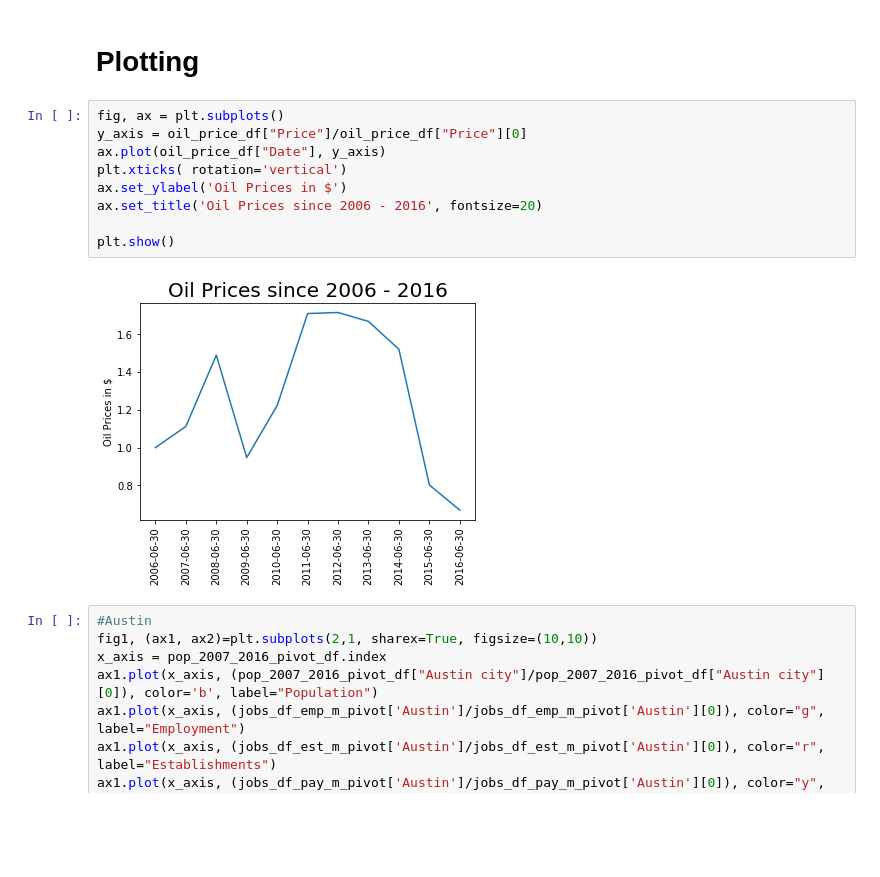
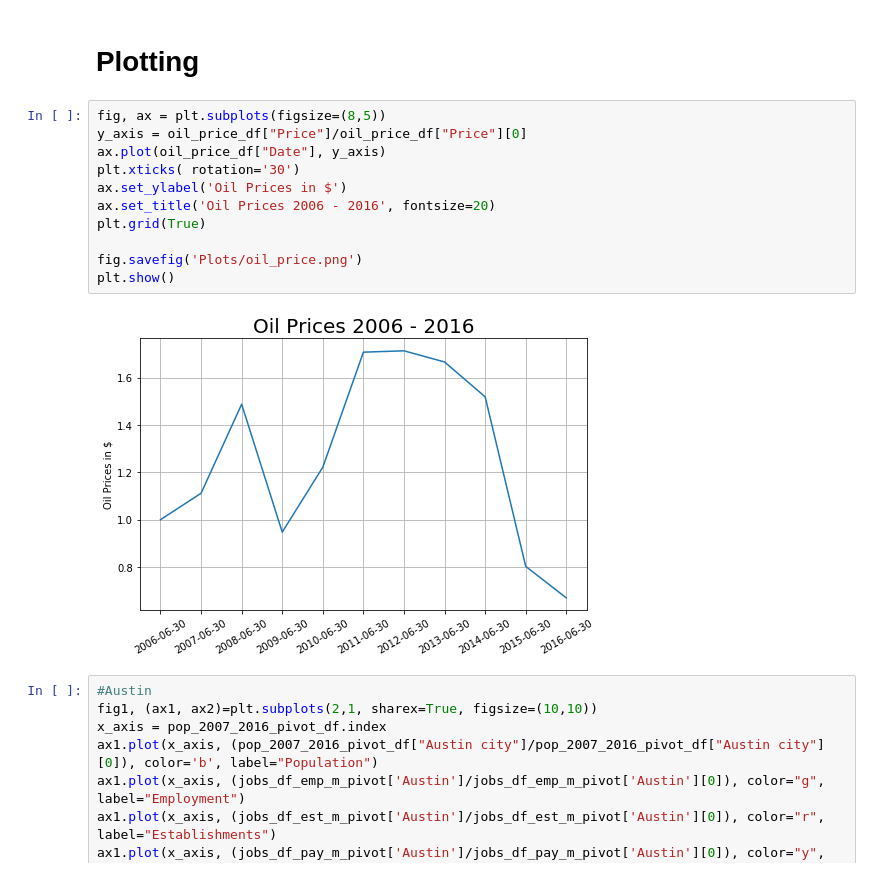
Before and after one commit to Yatish-Mullaji/Project---1, a Jupyter notebook: US_cities.ipynb, the cells around one changed output. Drawn from its saved outputs; the diff is of its cells as text; blank space fills up the shorter version.

Commit message:
editing report file and presentation; adding oil plot to main code

```diff
--- a/US_cities.ipynb
+++ b/US_cities.ipynb
@@ -1421,16 +1421,18 @@ dtype: object
 # %% [markdown]
 # Plotting
 # %%
-fig, ax = plt.subplots()
+fig, ax = plt.subplots(figsize=(8,5))
 y_axis = oil_price_df["Price"]/oil_price_df["Price"][0]
 ax.plot(oil_price_df["Date"], y_axis)
-plt.xticks( rotation='vertical')
+plt.xticks( rotation='30')
 ax.set_ylabel('Oil Prices in $')
-ax.set_title('Oil Prices since 2006 - 2016', fontsize=20)
+ax.set_title('Oil Prices 2006 - 2016', fontsize=20)
+plt.grid(True)
 
+fig.savefig('Plots/oil_price.png')
 plt.show()
 # %% [output]
-[figure, old version]
+[figure, new version]
 # %%
 #Austin
 fig1, (ax1, ax2)=plt.subplots(2,1, sharex=True, figsize=(10,10))
```
Also changed, not shown: 4 other files.
